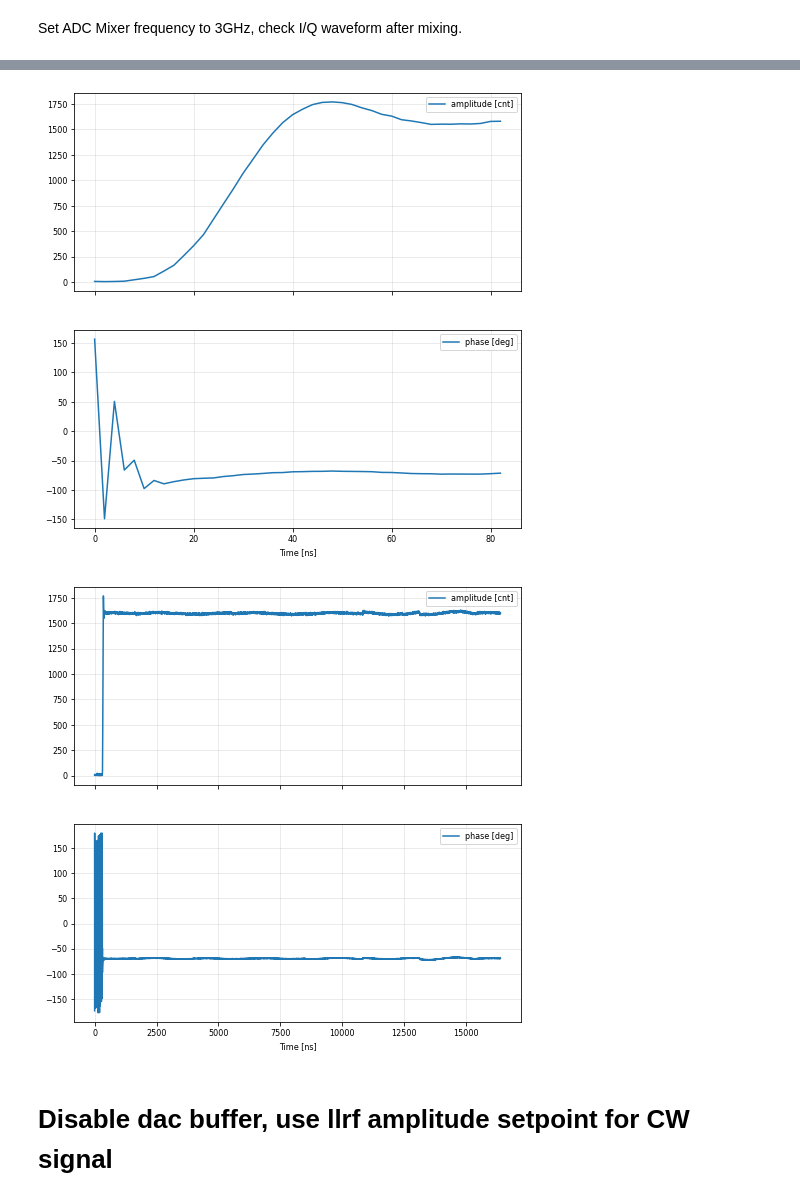
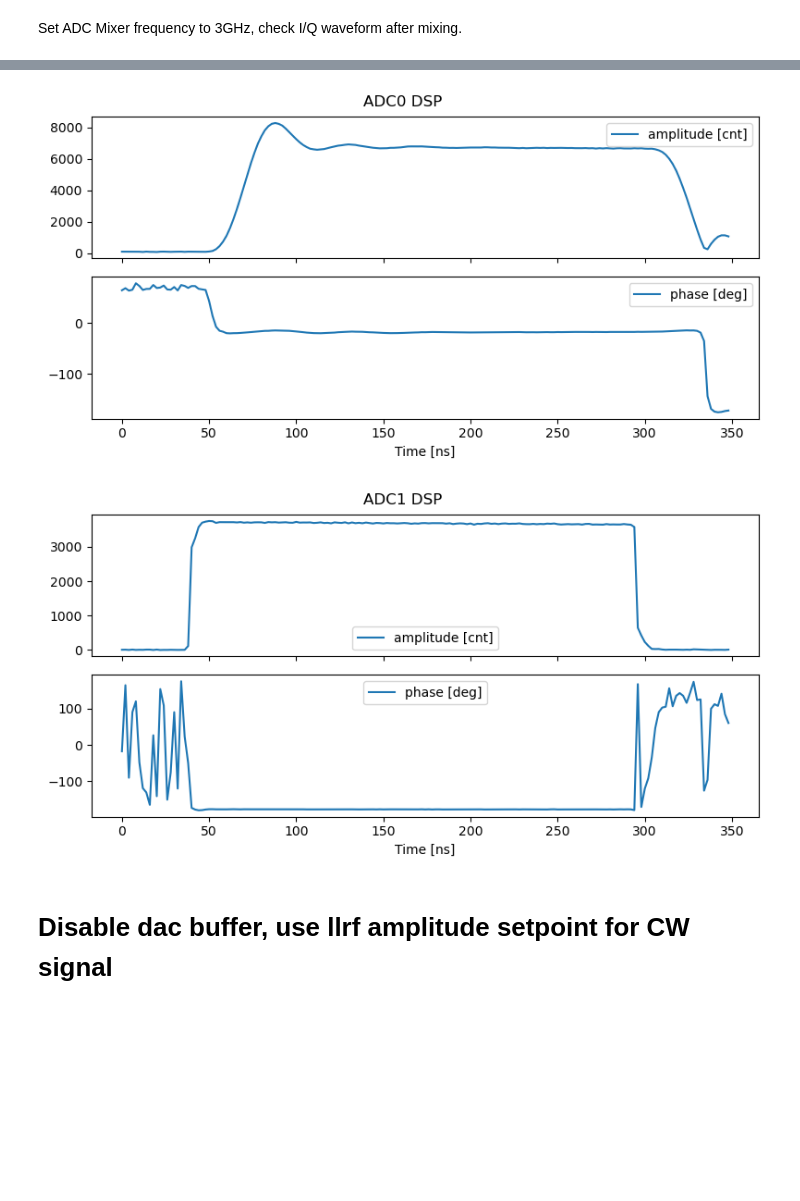
Before and after one commit to BerkeleyLab/LBNL-DSLLRF, a Jupyter notebook: doc/als_llrf_mts_lbl208.ipynb, the cells around one changed output, grey strips where cells are left out. Drawn from its saved outputs; the diff is of its cells as text; code cells hidden in the pictures; blank space fills up the shorter version.

```diff
--- a/doc/als_llrf_mts_lbl208.ipynb
+++ b/doc/als_llrf_mts_lbl208.ipynb
@@ -142,11 +123,20 @@ plot_complex_wfm(cdata_dsp[0, (start-80)//8:(start+256)//8], fs=fs/8)
-# %%
-plot_complex_wfm(cdata_dsp[0, (start-80)//8:(start+256)//8], fs=fs/8, mode='ap')
-# %% [output]
-[figure, removed]
-# %%
-plot_complex_wfm(cdata_dsp[0], fs=fs/8, mode='ap')
-# %% [output]
-[figure, removed]
+# %%
+def get_dsp_waveform(ol=ol):
+    """
+    Get the DSP waveform from the ADC buffer.
+    Average ADC data by 8 samples, as the same to the LLRF DSP,
+    equivalent to a low pass filter to get base band signal.
+    """
+    darray_i, darray_q = ol.capture_adc_iq_buf();
+    cdata = darray_i + 1j*darray_q
+    return cdata.reshape(8, -1, 8).mean(axis=2)
+# %%
+cdata_dsp = get_dsp_waveform()
+plot_complex_wfm(cdata_dsp[0, (start-120)//8:(start+1280)//8], fs=fs/8, mode='ap', title='ADC0 DSP')
+plot_complex_wfm(cdata_dsp[1, (start-120)//8:(start+1280)//8], fs=fs/8, mode='ap', title='ADC1 DSP')
+# %% [output]
+[figure, added]
+[figure, added]
 # %% [markdown]
 # Disable dac buffer, use llrf amplitude setpoint for CW signal
 # %%
```
Also changed, not shown: parts of 40 cells of this notebook, 29 other files.
